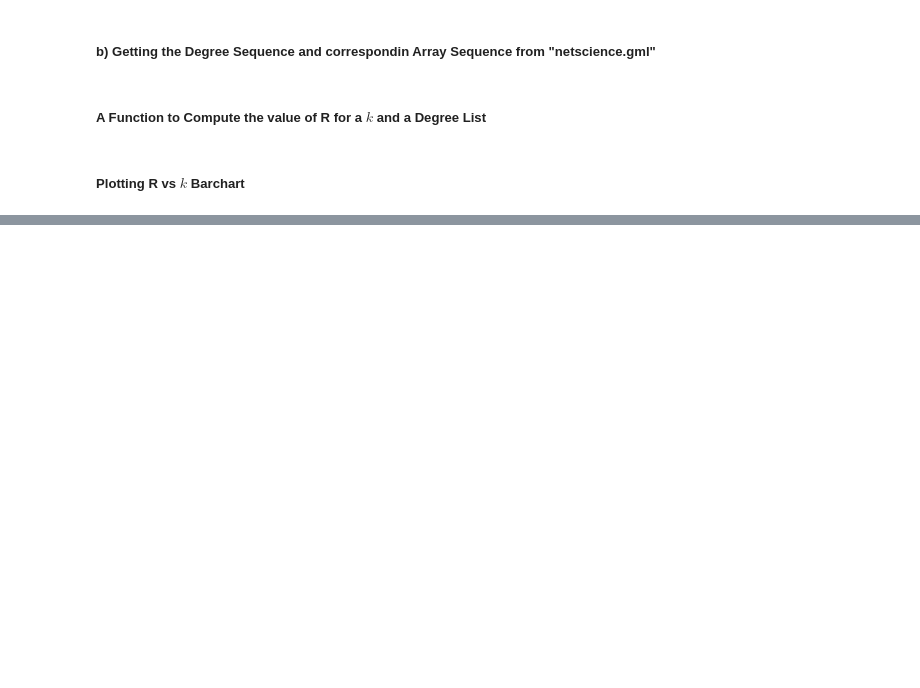
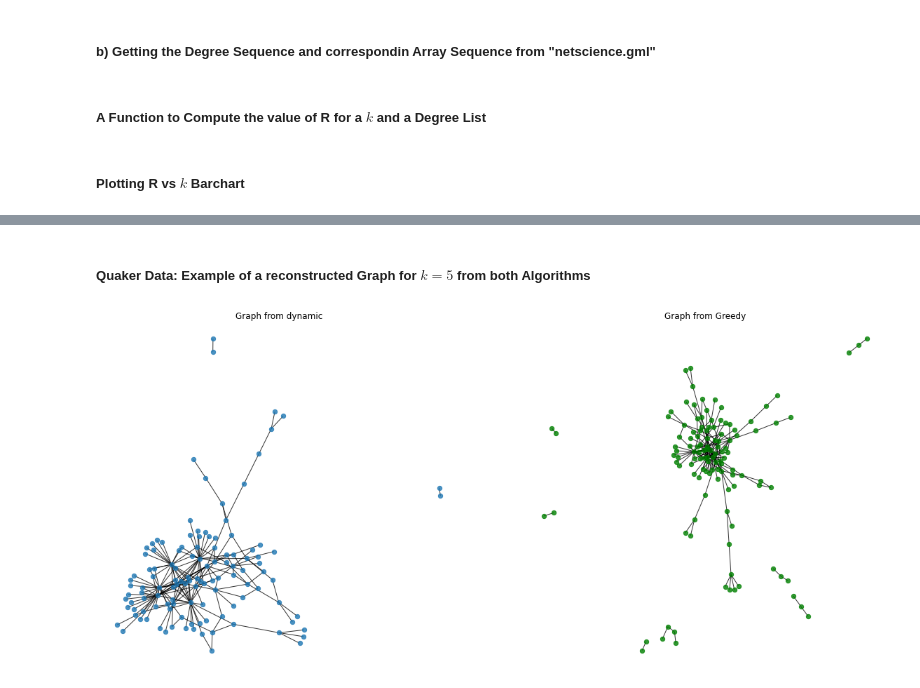
Before and after one commit to sahityacodes/graphAnonymization, a Jupyter notebook: graph_anonymization_documentation.ipynb, the cells around one changed output, grey strips where cells are left out. Drawn from its saved outputs; the diff is of its cells as text; code cells hidden in the pictures; blank space fills up the shorter version.

```diff
--- a/graph_anonymization_documentation.ipynb
+++ b/graph_anonymization_documentation.ipynb
@@ -688,0 +732,13 @@ plt.show()
+# %%
+dict_of_graph_dynamic_quaker = dict()
+dict_of_graph_greedy_quaker = dict()
+
+for k in list_of_k:
+    dynamic_cost, dynamic_anonymized_seq = dynamic.memorizedDPGraphAnonymization(k, degree_sequence_quaker,
+                                                                                 optimization=True)
+
+    greedy_anonymized_seq = greedy.greedy_rec_algorithm(k, degree_sequence_quaker)
+
+    # Graphs are added in dictionaries with k as keys
+    dict_of_graph_dynamic_quaker[k] = construct_graph(index_sequence_quaker, dynamic_anonymized_seq)
+    dict_of_graph_greedy_quaker[k] = construct_graph(index_sequence_quaker, greedy_anonymized_seq)
@@ -688,0 +837,29 @@ plt.show()
+# %% [markdown]
+##### Quaker Data: Example of a reconstructed Graph for $k = 5$ from both Algorithms
+# %%
+k=5
+
+graph_from_dynamic = dict_of_graph_dynamic_quaker.get(k)
+graph_from_greedy = dict_of_graph_greedy_quaker.get(k)
+
+
+figure,(figure_dynamic, figure_greedy) = plt.subplots(1, 2,figsize=(20,9))
+
+
+for v, e in graph_from_dynamic.edges:
+    graph_from_dynamic.add_edge(v, e)
+
+nx.draw(graph_from_dynamic, with_labels = False, alpha=0.8, node_size = 40, ax=figure_dynamic )
+figure_dynamic.set_title('Graph from dynamic')
+
+
+
+for v, e in graph_from_greedy.edges:
+    graph_from_greedy.add_edge(v, e)
+
+nx.draw(graph_from_greedy, with_labels = False, alpha=0.8, node_size = 40, ax=figure_greedy, node_color='g')
+figure_greedy.set_title('Graph from Greedy')
+
+plt.show()
+# %% [output]
+[figure, added]
```
Also changed, not shown: parts of 23 cells of this notebook.
